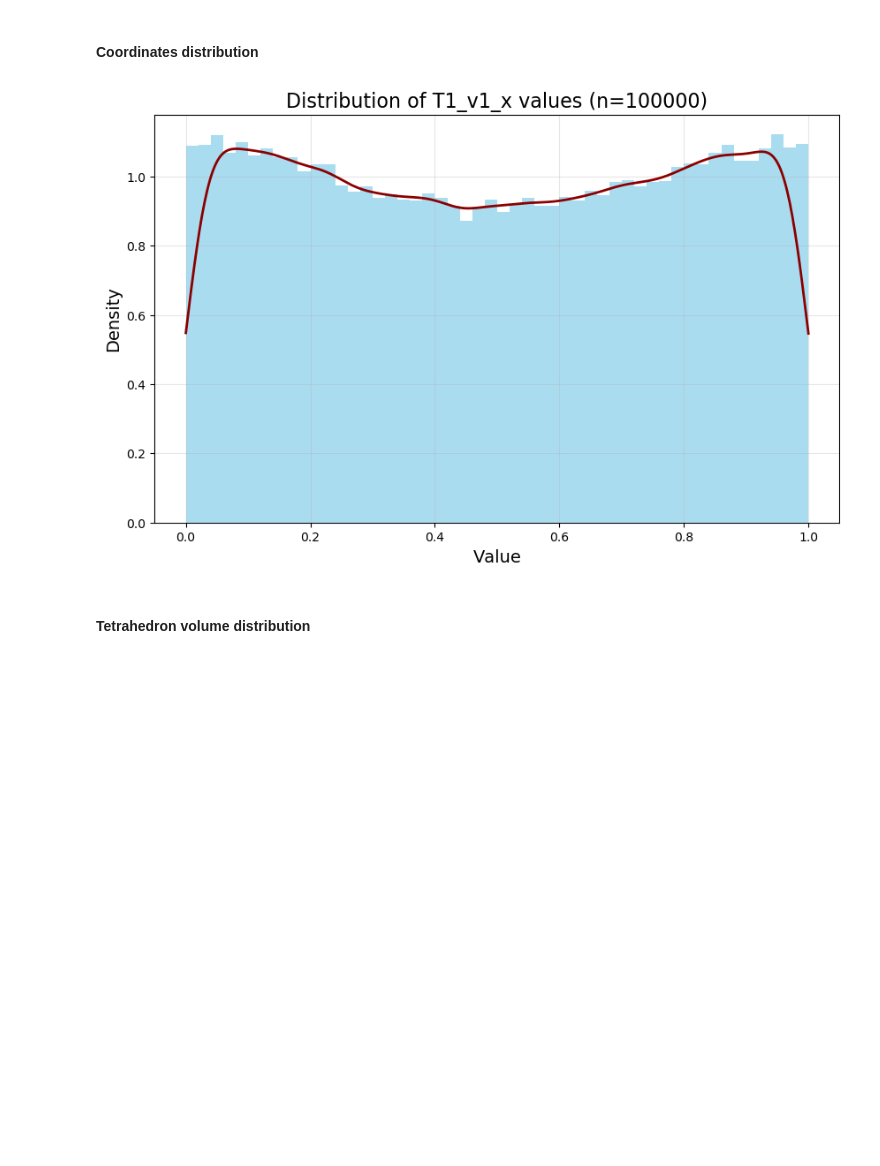
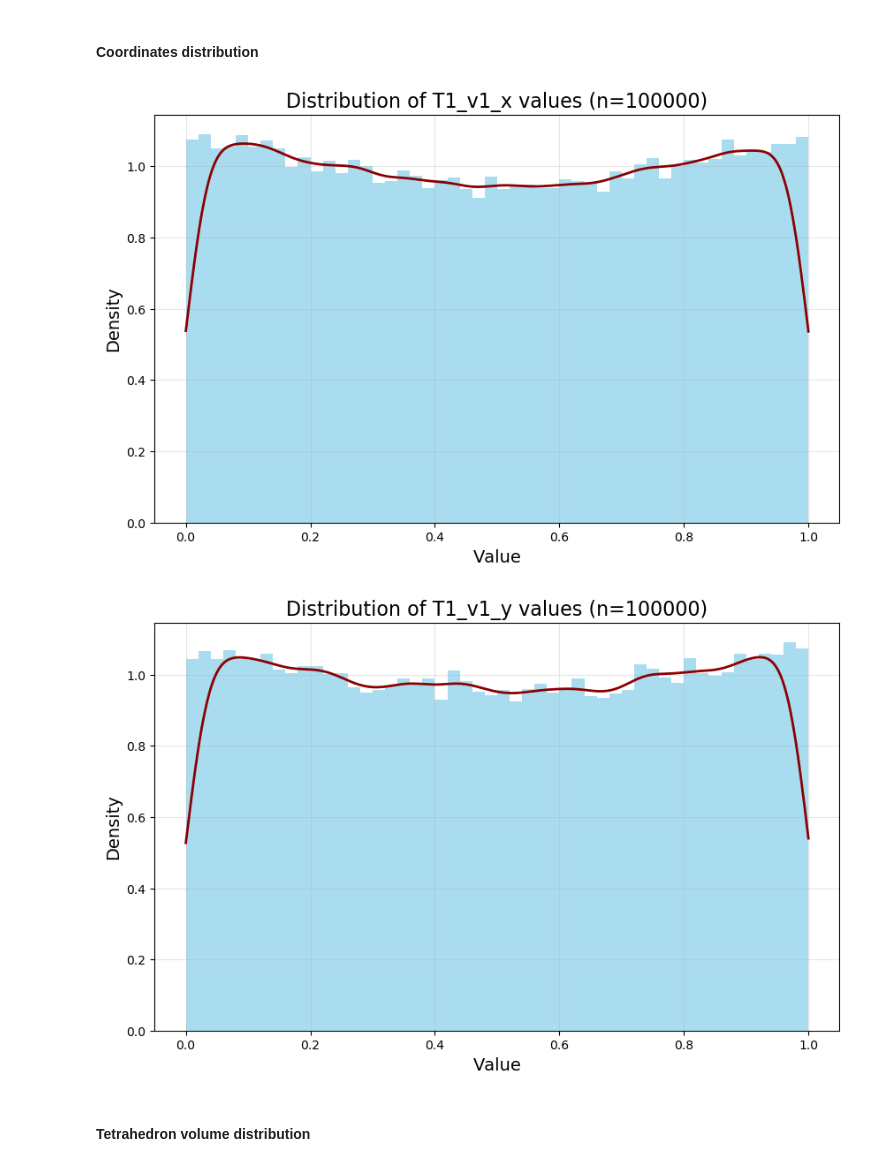
Before and after one commit to ErendiroPedro/tetrahedron_pair_ML, a Jupyter notebook: notebooks/data_analysis.ipynb, the cells around one changed output. Saved outputs shown, nothing was run; the diff lists cells and outputs as text; code cells hidden in the pictures; blank space fills up the shorter version.

```diff
--- a/notebooks/data_analysis.ipynb
+++ b/notebooks/data_analysis.ipynb
@@ -115,27 +115,45 @@ Max coordinate precision in the dataset: 16 decimal places
 # %%
 import numpy as np
 import matplotlib.pyplot as plt
+from scipy.stats import gaussian_kde
 
-# Convert to numpy array and ensure 1D structure
-data = np.ravel(tetrahedron_dataset['T1_v1_x'].to_numpy(copy=False))
+### V1 - x
 
-# Create plot using matplotlib directly
+data_v1_x = np.ravel(tetrahedron_dataset['T1_v1_x'].to_numpy(copy=False))
+
 plt.figure(figsize=(10, 6))
-plt.hist(data, bins=50, color='skyblue', density=True, alpha=0.7)
+plt.hist(data_v1_x, bins=50, color='skyblue', density=True, alpha=0.7)
 
-# Add KDE using scipy instead of seaborn
-from scipy.stats import gaussian_kde
-kde = gaussian_kde(data)
-x = np.linspace(data.min(), data.max(), 500)
+# Use KDE
+kde = gaussian_kde(data_v1_x)
+x = np.linspace(data_v1_x.min(), data_v1_x.max(), 500)
 plt.plot(x, kde(x), color='darkred', lw=2)
-
 # Formatting
-plt.title(f'Distribution of T1_v1_x values (n={len(data)})', fontsize=16)
+plt.title(f'Distribution of T1_v1_x values (n={len(data_v1_x)})', fontsize=16)
 plt.xlabel('Value', fontsize=14)
 plt.ylabel('Density', fontsize=14)
 plt.grid(True, alpha=0.3)
 plt.show()
+
+### V1 - y
+
+data_v1_y = np.ravel(tetrahedron_dataset['T1_v1_y'].to_numpy(copy=False))
+
+plt.figure(figsize=(10, 6))
+plt.hist(data_v1_y, bins=50, color='skyblue', density=True, alpha=0.7)
+
+# Use KDE
+kde = gaussian_kde(data_v1_y)
+x = np.linspace(data_v1_y.min(), data_v1_y.max(), 500)
+plt.plot(x, kde(x), color='darkred', lw=2)
+# Formatting
+plt.title(f'Distribution of T1_v1_y values (n={len(data_v1_y)})', fontsize=16)
+plt.xlabel('Value', fontsize=14)
+plt.ylabel('Density', fontsize=14)
+plt.grid(True, alpha=0.3)
+plt.show()
 # %% [output]
-[figure, old version]
+[figure, new version]
+[figure, added]
 # %% [markdown]
 #### Tetrahedron volume distribution
```
Also changed, not shown: parts of 5 cells of this notebook, 3 other files.
